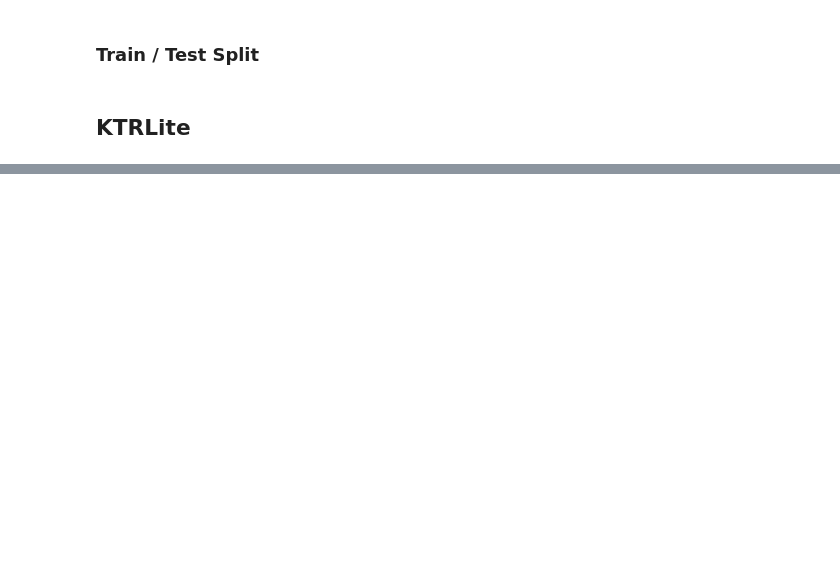
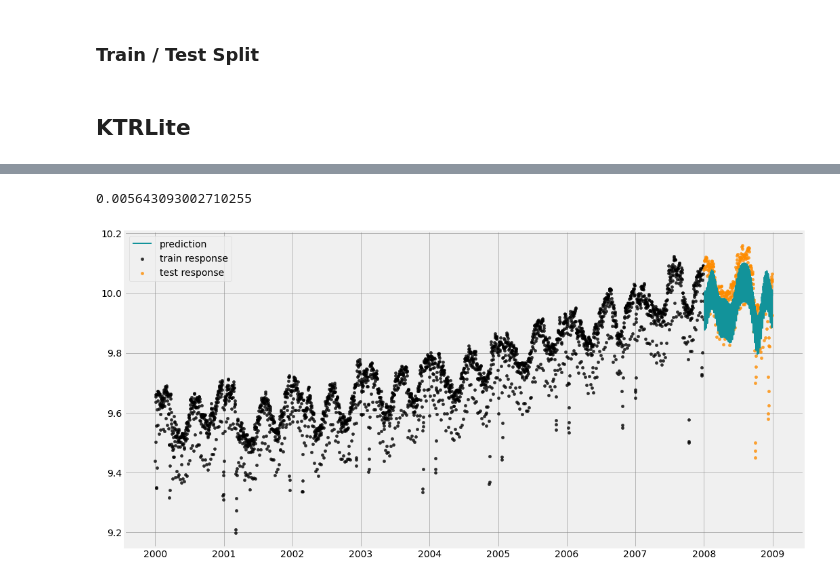
Before and after one commit to pochoi/orbit, a Jupyter notebook: examples/KTR_Example.ipynb, the cells around one changed output, grey strips where cells are left out. Cells and saved outputs as stored; diff of their text form; code cells hidden in the pictures; blank space fills up the shorter version.

```diff
--- a/examples/KTR_Example.ipynb
+++ b/examples/KTR_Example.ipynb
@@ -103,0 +133,34 @@ _ = plot_ktr_lev_knots(full_df, decomp_df, date_col, response_col, lev_knot_date
+# %%
+level_knot_dates = ktrlite._level_knot_dates
+level_knots = ktrlite._aggregate_posteriors['map']['lev_knot'][0]
+seasonal_knots_input = {
+    '_seas_coef_knot_dates': ktrlite._coef_knot_dates,
+    '_sea_coef_knot': ktrlite._aggregate_posteriors['map']['coef_knot'],
+    '_sea_rho': ktrlite.rho_coefficients,
+    '_seasonality': ktrlite._seasonality,
+    '_seasonality_fs_order': ktrlite._seasonality_fs_order,
+}
+# %%
+ktrx = KTRXAggregated(
+    response_col=response_col,
+    date_col=date_col,
+    level_knot_dates=level_knot_dates,
+    level_knots=level_knots,
+    seasonal_knots_input=seasonal_knots_input,
+    #regressor_col=
+    level_knot_scale=.1, #.01
+    span_coefficients=0.3,
+    rho_coefficients=0.15,
+    # pyro optimization parameters
+    seed=8888,
+    num_steps=1000,
+    num_sample=1000,
+    learning_rate=0.1,
+    #learning_rate_total_decay=0.05,
+    verbose=False,
+    message=100,
+    aggregate_method="median",
+    estimator_type=PyroEstimatorVI,
+)
+
+ktrx.fit(train_df)
@@ -103,0 +169,3 @@ _ = plot_ktr_lev_knots(full_df, decomp_df, date_col, response_col, lev_knot_date
+# %%
+predicted_df = ktrx.predict(df=test_df, decompose=True)
+predicted_df.head()
@@ -103,0 +179,10 @@ _ = plot_ktr_lev_knots(full_df, decomp_df, date_col, response_col, lev_knot_date
+# %%
+smape(predicted_df['prediction'].values, test_df['electricity'].values)
+# %% [output]
+0.005643093002710255
+# %%
+_ = plot_predicted_data(training_actual_df=train_df, predicted_df=predicted_df,
+                    date_col=date_col, actual_col=response_col,
+                    test_actual_df=test_df)
+# %% [output]
+[figure, added]
```
Also changed, not shown: parts of 21 cells of this notebook.
